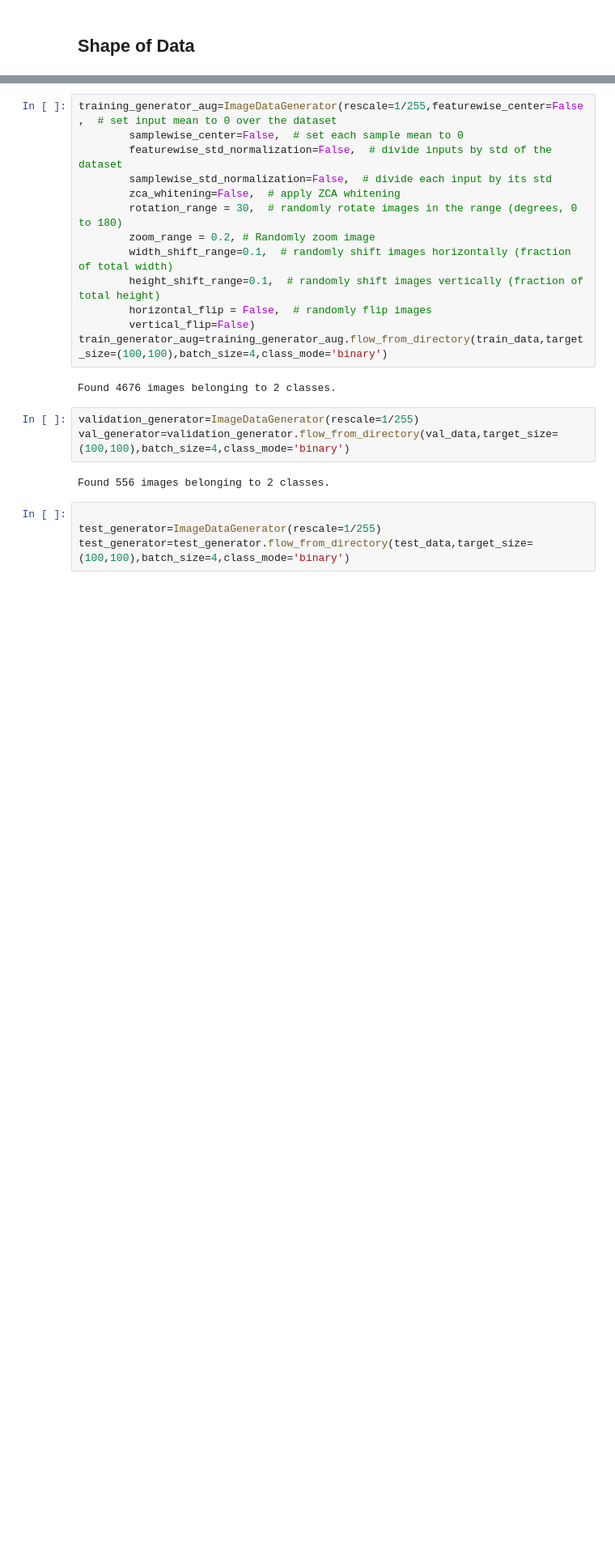
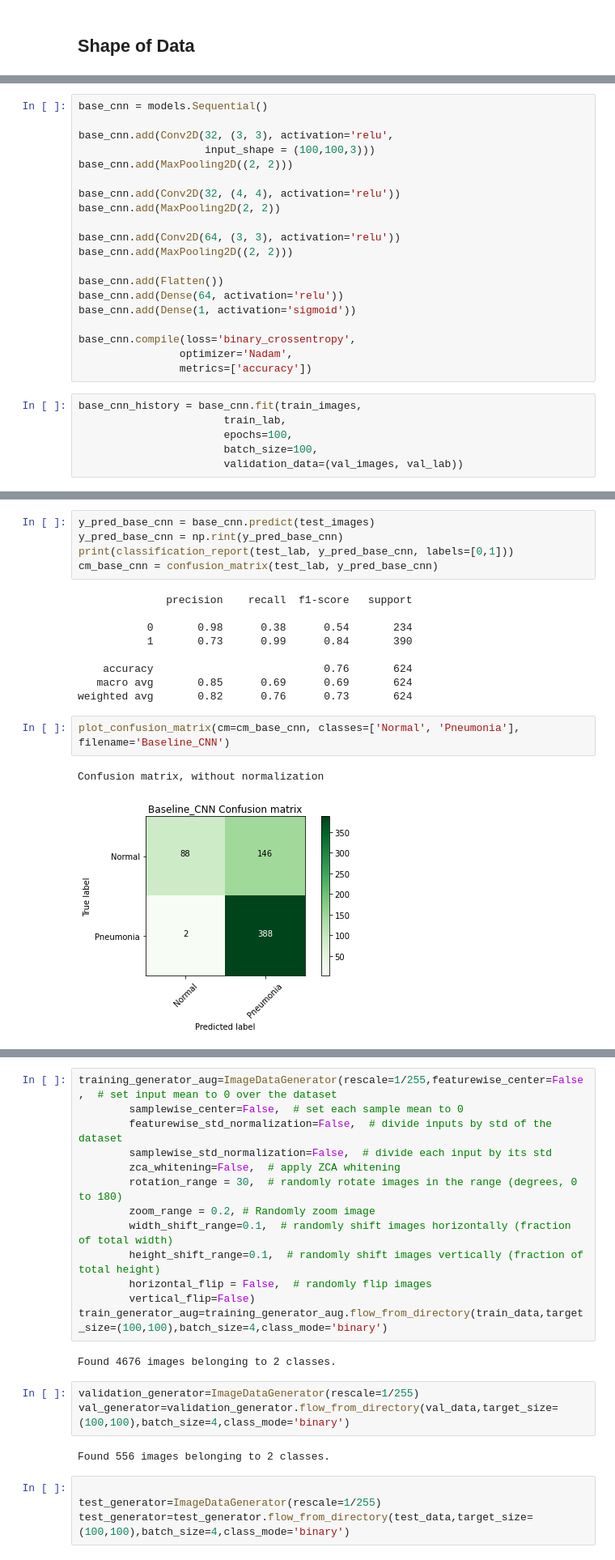
Before and after one commit to aggie2411/Detecting_Pneumonia, a Jupyter notebook: project.ipynb, the cells around one changed output, grey strips where cells are left out. Shown at 81% size. Cells and saved outputs as stored; diff of their text form; blank space fills up the shorter version.

```diff
--- a/project.ipynb
+++ b/project.ipynb
@@ -173,0 +285,26 @@ print(val_img.shape)
+# %%
+base_cnn = models.Sequential()
+
+base_cnn.add(Conv2D(32, (3, 3), activation='relu',
+                    input_shape = (100,100,3)))
+base_cnn.add(MaxPooling2D((2, 2)))
+
+base_cnn.add(Conv2D(32, (4, 4), activation='relu'))
+base_cnn.add(MaxPooling2D(2, 2))
+
+base_cnn.add(Conv2D(64, (3, 3), activation='relu'))
+base_cnn.add(MaxPooling2D((2, 2)))
+
+base_cnn.add(Flatten())
+base_cnn.add(Dense(64, activation='relu'))
+base_cnn.add(Dense(1, activation='sigmoid'))
+
+base_cnn.compile(loss='binary_crossentropy',
+                optimizer='Nadam',
+                metrics=['accuracy'])
+# %%
+base_cnn_history = base_cnn.fit(train_images,
+                       train_lab,
+                       epochs=100,
+                       batch_size=100,
+                       validation_data=(val_images, val_lab))
@@ -173,0 +339,19 @@ print(val_img.shape)
+# %%
+y_pred_base_cnn = base_cnn.predict(test_images)
+y_pred_base_cnn = np.rint(y_pred_base_cnn)
+print(classification_report(test_lab, y_pred_base_cnn, labels=[0,1]))
+cm_base_cnn = confusion_matrix(test_lab, y_pred_base_cnn)
+# %% [output]
+              precision    recall  f1-score   support
+
+           0       0.98      0.38      0.54       234
+           1       0.73      0.99      0.84       390
+
+    accuracy                           0.76       624
+   macro avg       0.85      0.69      0.69       624
+weighted avg       0.82      0.76      0.73       624
+# %%
+plot_confusion_matrix(cm=cm_base_cnn, classes=['Normal', 'Pneumonia'], filename='Baseline_CNN')
+# %% [output]
+Confusion matrix, without normalization
+[figure, added]
```
Also changed, not shown: parts of 133 cells of this notebook, 11 other files.
